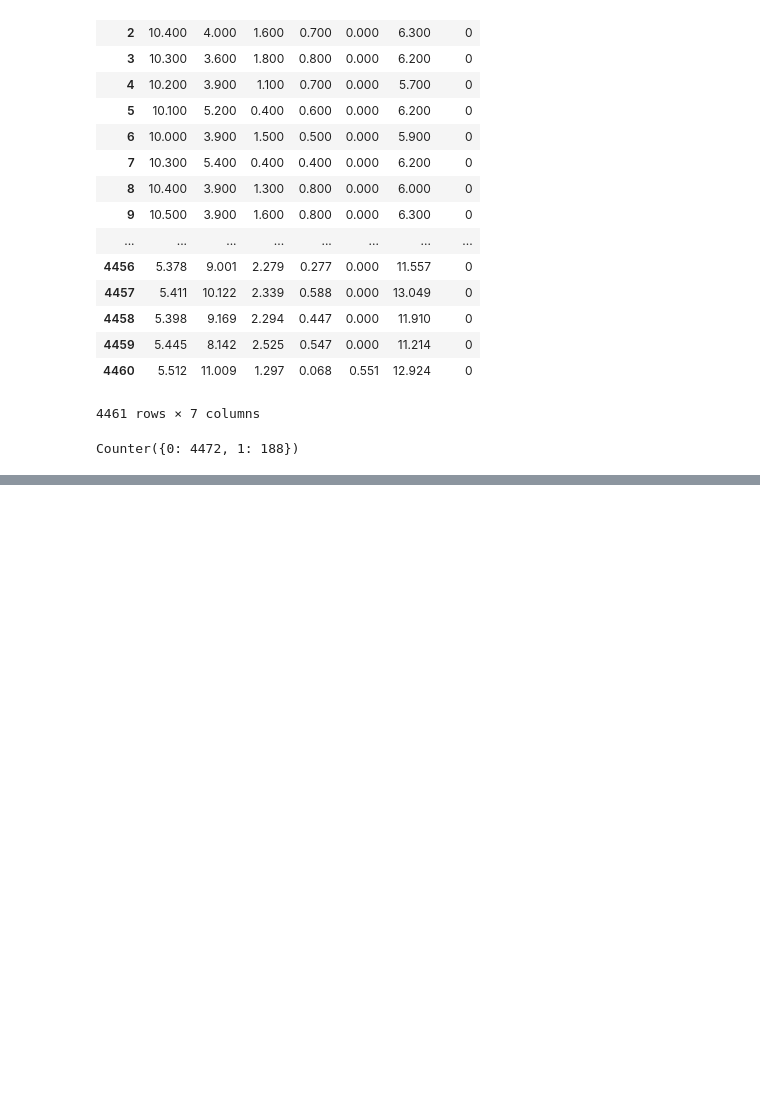
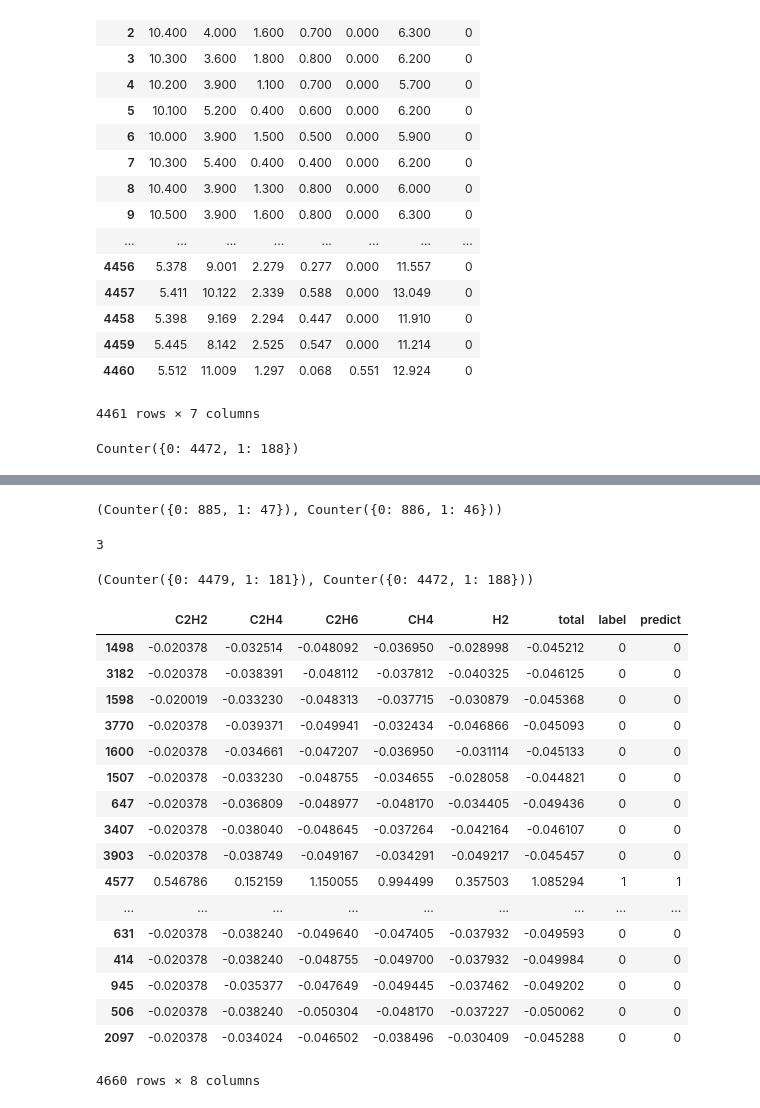
Before and after one commit to bytekongfrombupt/electricNet_Project, a Jupyter notebook: coding.ipynb, the cells around one changed output, grey strips where cells are left out. Cells and saved outputs as stored; diff of their text form; code cells hidden in the pictures; blank space fills up the shorter version.

```diff
--- a/coding.ipynb
+++ b/coding.ipynb
@@ -202,0 +210,2 @@ Counter({0: 4472, 1: 188})
+# %%
+dataset.iloc[:,:-1] = scale(dataset.iloc[:,:-1])
@@ -202,0 +227,17 @@ Counter({0: 4472, 1: 188})
+# %%
+bp_net = torch.nn.Sequential(
+    torch.nn.Linear(6,16),
+    torch.nn.ReLU(),
+    torch.nn.Linear(16,32),
+#     torch.nn.Dropout(0.2),
+    torch.nn.ReLU(),
+#     torch.nn.Dropout(0.2),
+    torch.nn.Linear(32,64),
+#     torch.nn.Dropout(0.1),
+    torch.nn.ReLU(),
+#     torch.nn.Dropout(0.1),
+    torch.nn.Linear(64,32),
+    torch.nn.ReLU(),
+    torch.nn.Linear(32,2),
+#     torch.nn.Sigmoid()
+)
@@ -202,0 +328,41 @@ Counter({0: 4472, 1: 188})
+# %%
+Counter(pred_y), Counter(test_y.numpy())
+# %% [output]
+(Counter({0: 885, 1: 47}), Counter({0: 886, 1: 46}))
+# %%
+# 实验结果来看，在测试集上预测错7个样本
+abs(pred_y - test_y.numpy()).sum()
+# %% [output]
+3
+# %%
+### 利用该模型对所有的数据整体预测
+data_2_tensor = torch.FloatTensor(np.array(dataset.iloc[:,:-1]))
+output = bp_net(data_2_tensor)
+predicts = torch.max(output, 1)[1].data.numpy().squeeze()
+# %%
+Counter(predicts),Counter(dataset.label)
+# %% [output]
+(Counter({0: 4479, 1: 181}), Counter({0: 4472, 1: 188}))
+# %%
+dataset['predict'] = predicts
+# %%
+dataset
+# %% [output]
+|  | C2H2 | C2H4 | C2H6 | CH4 | H2 | total | label | predict |
+| 1498 | -0.020378 | -0.032514 | -0.048092 | -0.036950 | -0.028998 | -0.045212 | 0 | 0 |
+| 3182 | -0.020378 | -0.038391 | -0.048112 | -0.037812 | -0.040325 | -0.046125 | 0 | 0 |
+| 1598 | -0.020019 | -0.033230 | -0.048313 | -0.037715 | -0.030879 | -0.045368 | 0 | 0 |
+| 3770 | -0.020378 | -0.039371 | -0.049941 | -0.032434 | -0.046866 | -0.045093 | 0 | 0 |
+| 1600 | -0.020378 | -0.034661 | -0.047207 | -0.036950 | -0.031114 | -0.045133 | 0 | 0 |
+| 1507 | -0.020378 | -0.033230 | -0.048755 | -0.034655 | -0.028058 | -0.044821 | 0 | 0 |
+| 647 | -0.020378 | -0.036809 | -0.048977 | -0.048170 | -0.034405 | -0.049436 | 0 | 0 |
+| 3407 | -0.020378 | -0.038040 | -0.048645 | -0.037264 | -0.042164 | -0.046107 | 0 | 0 |
+| 3903 | -0.020378 | -0.038749 | -0.049167 | -0.034291 | -0.049217 | -0.045457 | 0 | 0 |
+| 4577 | 0.546786 | 0.152159 | 1.150055 | 0.994499 | 0.357503 | 1.085294 | 1 | 1 |
+| ... | ... | ... | ... | ... | ... | ... | ... | ... |
+| 631 | -0.020378 | -0.038240 | -0.049640 | -0.047405 | -0.037932 | -0.049593 | 0 | 0 |
+| 414 | -0.020378 | -0.038240 | -0.048755 | -0.049700 | -0.037932 | -0.049984 | 0 | 0 |
+| 945 | -0.020378 | -0.035377 | -0.047649 | -0.049445 | -0.037462 | -0.049202 | 0 | 0 |
+| 506 | -0.020378 | -0.038240 | -0.050304 | -0.048170 | -0.037227 | -0.050062 | 0 | 0 |
+| 2097 | -0.020378 | -0.034024 | -0.046502 | -0.038496 | -0.030409 | -0.045288 | 0 | 0 |
+4660 rows × 8 columns
```
Also changed, not shown: parts of 22 cells of this notebook, 3 other files.
